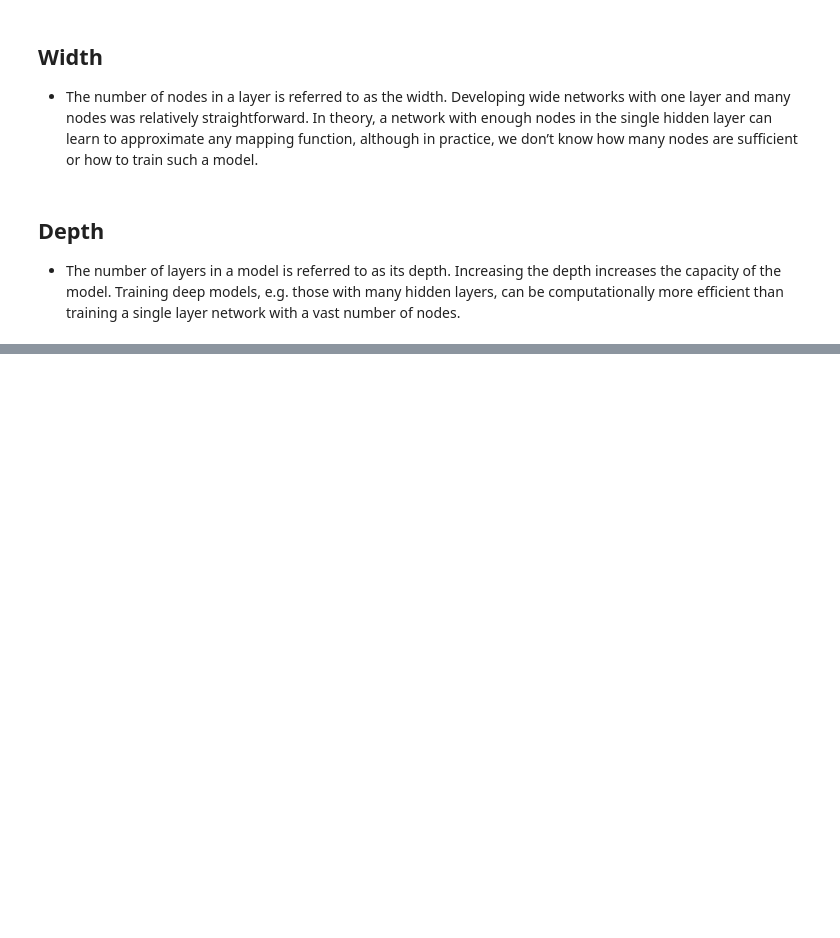
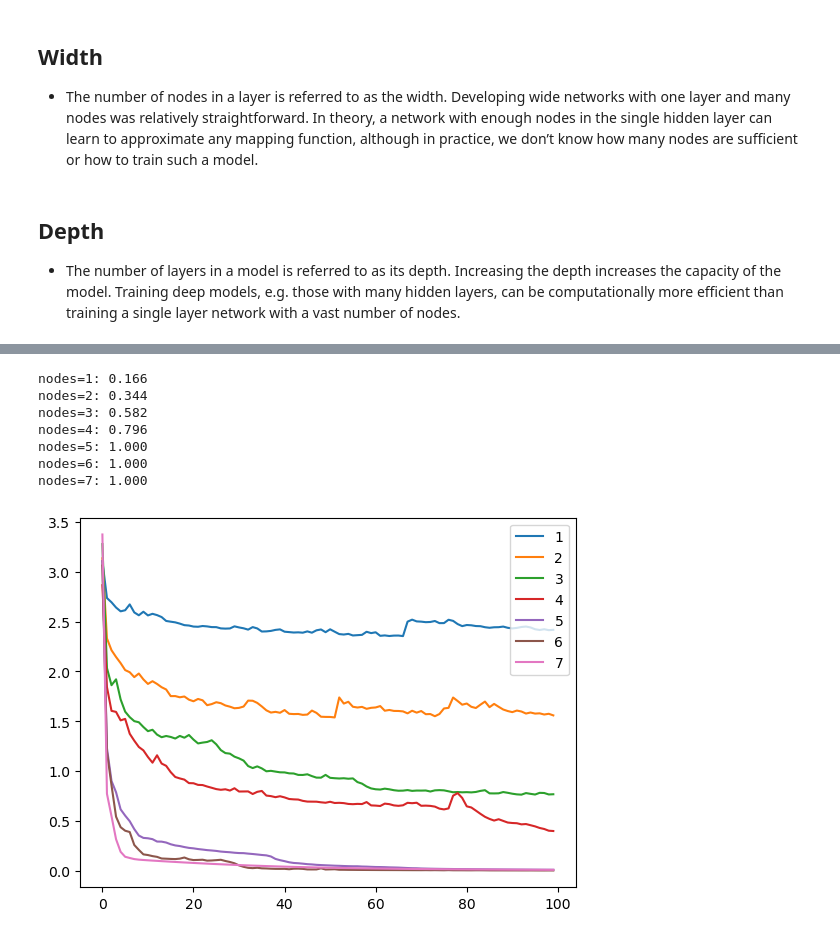
Before and after one commit to MaukanMir/Deep-Learning-Overfitting-Cook-Book, a Jupyter notebook: Better-Learning.ipynb, the cells around one changed output, grey strips where cells are left out. Cells and saved outputs as stored; diff of their text form; code cells hidden in the pictures; blank space fills up the shorter version.

Commit message:
Added new models

```diff
--- a/Better-Learning.ipynb
+++ b/Better-Learning.ipynb
@@ -137,0 +184,53 @@ training loss.
+# %%
+
+from sklearn.datasets import make_blobs
+from keras.layers import Dense
+from keras.models import Sequential
+from keras.optimizers import SGD
+from keras.utils import to_categorical
+from matplotlib import pyplot
+# prepare multi-class classification dataset
+def create_dataset():
+  # generate 2d classification dataset
+  X, y = make_blobs(n_samples=1000, centers=20, n_features=100, cluster_std=2,
+      random_state=2)
+  # one hot encode output variable
+  y = to_categorical(y)
+  # split into train and test
+  n_train = 500
+  trainX, testX = X[:n_train, :], X[n_train:, :]
+  trainy, testy = y[:n_train], y[n_train:]
+  return trainX, trainy, testX, testy
+# fit model with given number of nodes, returns test set accuracy
+def evaluate_model(n_nodes, trainX, trainy, testX, testy):
+  # configure the model based on the data
+  n_input, n_classes = trainX.shape[1], testy.shape[1]
+    # define model
+  model = Sequential()
+  model.add(Dense(n_nodes, input_dim=n_input, activation='relu',
+  kernel_initializer='he_uniform'))
+  model.add(Dense(n_classes, activation='softmax'))
+  # compile model
+  opt = SGD(lr=0.01, momentum=0.9)
+  model.compile(loss='categorical_crossentropy', optimizer=opt, metrics=['accuracy']) # fit model on train set
+  history = model.fit(trainX, trainy, epochs=100, verbose=0)
+  # evaluate model on test set
+  _, test_acc = model.evaluate(testX, testy, verbose=0)
+  return history, test_acc
+
+
+# prepare dataset
+trainX, trainy, testX, testy = create_dataset()
+# evaluate model and plot learning curve with given number of nodes
+num_nodes = [1, 2, 3, 4, 5, 6, 7]
+for n_nodes in num_nodes:
+  # evaluate model with a given number of nodes
+  history, result = evaluate_model(n_nodes, trainX, trainy, testX, testy)
+  # summarize final test set accuracy
+  print('nodes=%d: %.3f' % (n_nodes, result))
+# plot learning curve
+  pyplot.plot(history.history['loss'], label=str(n_nodes))
+# show the plot
+pyplot.legend()
+pyplot.show()
+# %% [output]
@@ -137,0 +238,8 @@ training loss.
+nodes=1: 0.166
+nodes=2: 0.344
+nodes=3: 0.582
+nodes=4: 0.796
+nodes=5: 1.000
+nodes=6: 1.000
+nodes=7: 1.000
+[figure, added]
```
Also changed, not shown: parts of 8 cells of this notebook.
